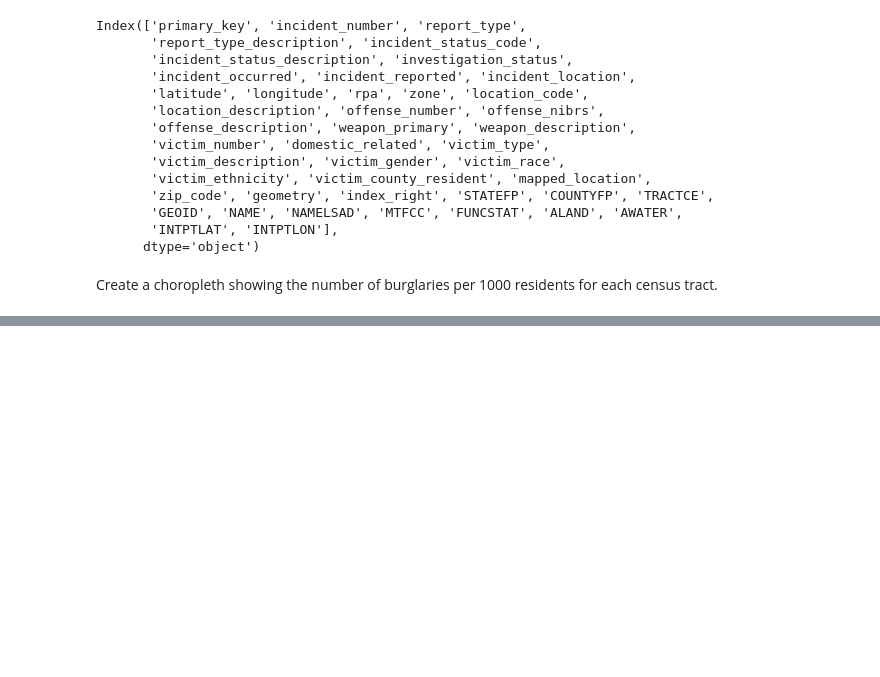
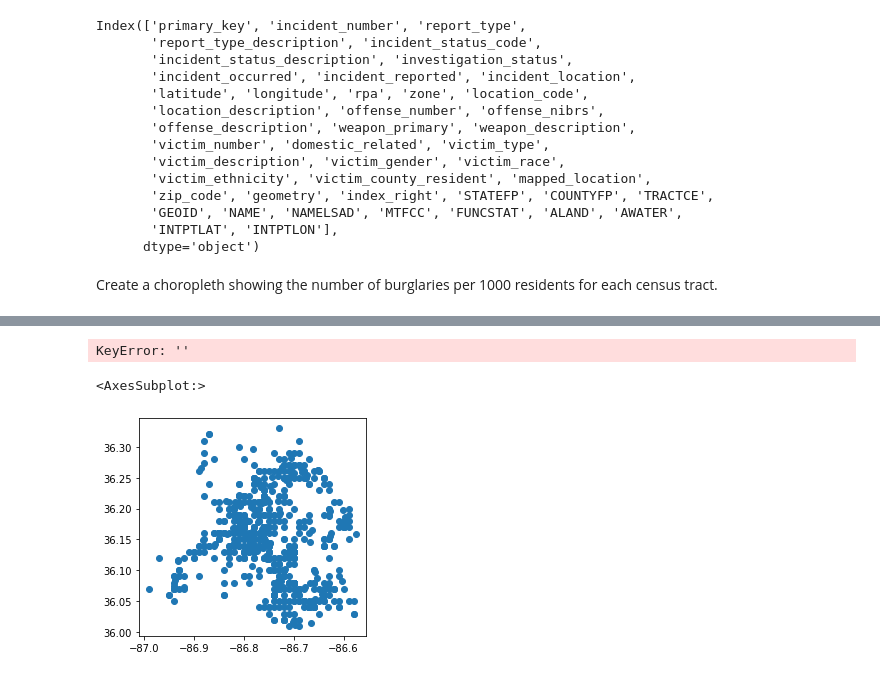
Before and after one commit to nss-data-science-cohort-5/geospatial_api-blue-barracudas, a Jupyter notebook: notebooks/geoproject.ipynb, the cells around one changed output, grey strips where cells are left out. Cells and saved outputs as stored; diff of their text form; code cells hidden in the pictures; blank space fills up the shorter version.

```diff
--- a/notebooks/geoproject.ipynb
+++ b/notebooks/geoproject.ipynb
@@ -249,3 +253,6 @@ Create a choropleth showing the number of burglaries per 1000 residents for each
+# %%
+#change the name of the columns before the merge
+census_data = census_data.rename(columns = {'tract': 'TRACTCE'})
 # %%
 #do sjoin on burglaries and census_data
 burg_census = pd.merge(burglaries, census_data, on = 'TRACTCE')
@@ -254,0 +337,9 @@ KeyError: 'TRACTCE'
+# %%
+burg_per_1000 = burg_census['']
+# %% [output]
+KeyError: ''
+# %%
+burg_census.plot()
+# %% [output]
+<AxesSubplot:>
+[figure, added]
```
Also changed, not shown: parts of 10 cells of this notebook.
